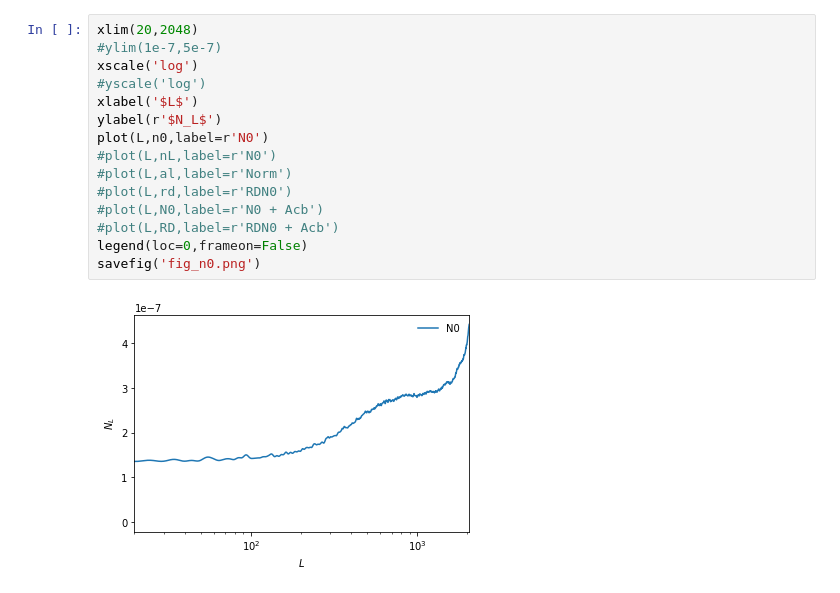
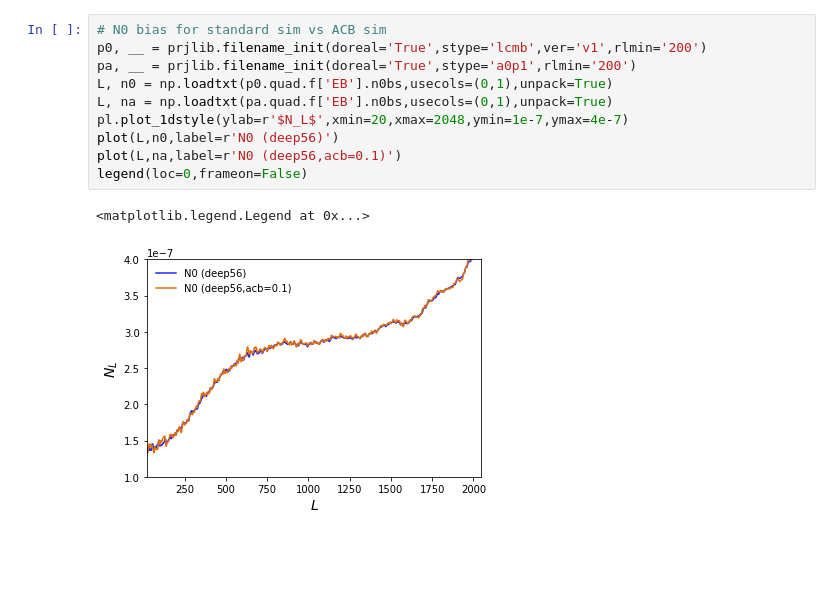
Before and after one commit to ACTCollaboration/cosmicbirefringence, a Jupyter notebook: check_n0.ipynb, the cells around one changed output. Cells and saved outputs as stored; diff of their text form; blank space fills up the shorter version.

```diff
--- a/check_n0.ipynb
+++ b/check_n0.ipynb
@@ -20,17 +4,13 @@ L, RD = np.loadtxt(pa.quad.f['EB'].rdn0[1],usecols=(0,1),unpack=True)
-# %%
-xlim(20,2048)
-#ylim(1e-7,5e-7)
-xscale('log')
-#yscale('log')
-xlabel('$L$')
-ylabel(r'$N_L$')
-plot(L,n0,label=r'N0')
-#plot(L,nL,label=r'N0')
-#plot(L,al,label=r'Norm')
-#plot(L,rd,label=r'RDN0')
-#plot(L,N0,label=r'N0 + Acb')
-#plot(L,RD,label=r'RDN0 + Acb')
-legend(loc=0,frameon=False)
-savefig('fig_n0.png')
-# %% [output]
-[figure, removed]
+# %%
+# N0 bias for standard sim vs ACB sim
+p0, __ = prjlib.filename_init(doreal='True',stype='lcmb',ver='v1',rlmin='200')
+pa, __ = prjlib.filename_init(doreal='True',stype='a0p1',rlmin='200')
+L, n0 = np.loadtxt(p0.quad.f['EB'].n0bs,usecols=(0,1),unpack=True)
+L, na = np.loadtxt(pa.quad.f['EB'].n0bs,usecols=(0,1),unpack=True)
+pl.plot_1dstyle(ylab=r'$N_L$',xmin=20,xmax=2048,ymin=1e-7,ymax=4e-7)
+plot(L,n0,label=r'N0 (deep56)')
+plot(L,na,label=r'N0 (deep56,acb=0.1)')
+legend(loc=0,frameon=False)
+# %% [output]
+<matplotlib.legend.Legend at 0x...>
+[figure, added]
```
Also changed, not shown: parts of 4 cells of this notebook.
